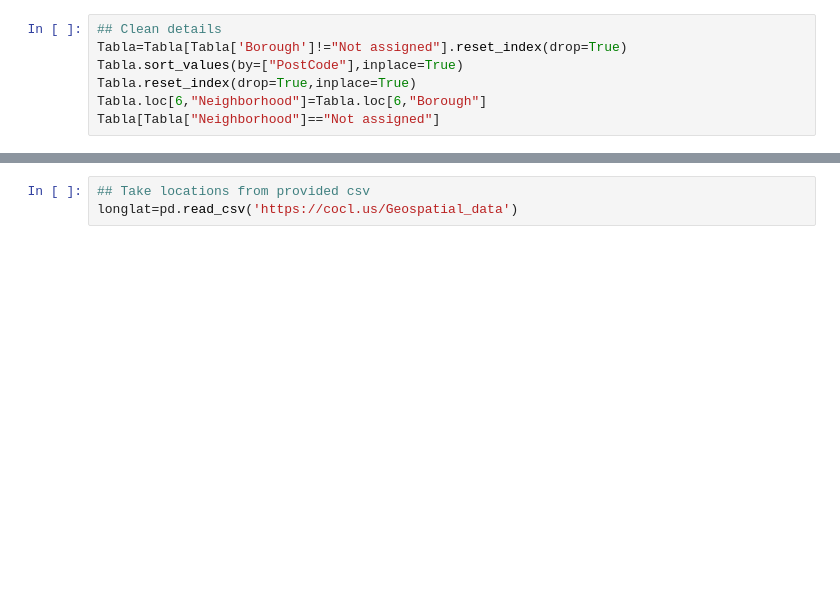
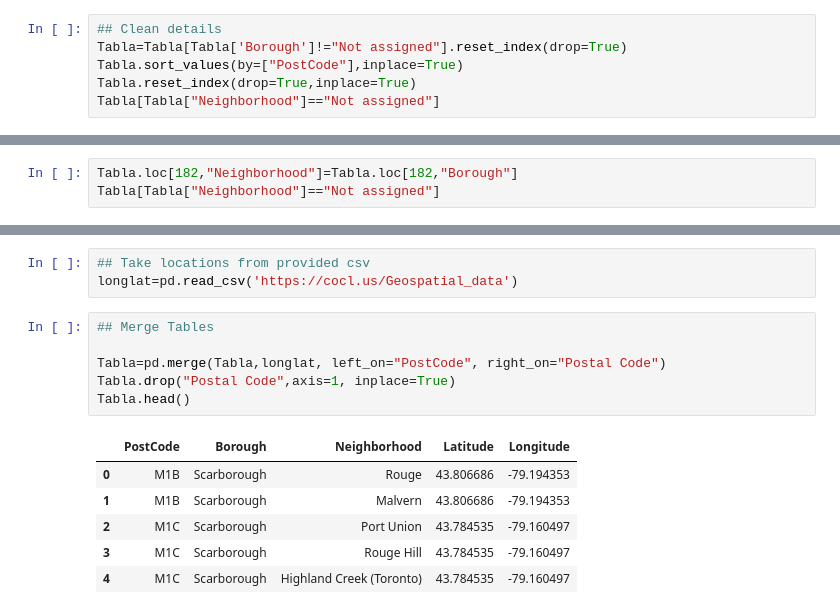
Before and after one commit to jlmejiav/Capstone-Project-IBM, a Jupyter notebook: Final Project Capstone.ipynb, the cells around one changed output, grey strips where cells are left out. Saved outputs shown, nothing was run; the diff lists cells and outputs as text; blank space fills up the shorter version.

```diff
--- a/Final Project Capstone.ipynb
+++ b/Final Project Capstone.ipynb
@@ -172,5 +197,4 @@ Tabla.head()
 Tabla=Tabla[Tabla['Borough']!="Not assigned"].reset_index(drop=True)
 Tabla.sort_values(by=["PostCode"],inplace=True)
 Tabla.reset_index(drop=True,inplace=True)
-Tabla.loc[6,"Neighborhood"]=Tabla.loc[6,"Borough"]
 Tabla[Tabla["Neighborhood"]=="Not assigned"]
@@ -179,0 +204,3 @@ Tabla_final.reset_index(inplace=True)
+# %%
+Tabla.loc[182,"Neighborhood"]=Tabla.loc[182,"Borough"]
+Tabla[Tabla["Neighborhood"]=="Not assigned"]
@@ -180,3 +218,16 @@ Tabla_final.reset_index(inplace=True)
 # %%
 ## Take locations from provided csv
 longlat=pd.read_csv('https://cocl.us/Geospatial_data')
+# %%
+## Merge Tables
+
+Tabla=pd.merge(Tabla,longlat, left_on="PostCode", right_on="Postal Code")
+Tabla.drop("Postal Code",axis=1, inplace=True)
+Tabla.head()
+# %% [output]
+|  | PostCode | Borough | Neighborhood | Latitude | Longitude |
+| 0 | M1B | Scarborough | Rouge | 43.806686 | -79.194353 |
+| 1 | M1B | Scarborough | Malvern | 43.806686 | -79.194353 |
+| 2 | M1C | Scarborough | Port Union | 43.784535 | -79.160497 |
+| 3 | M1C | Scarborough | Rouge Hill | 43.784535 | -79.160497 |
+| 4 | M1C | Scarborough | Highland Creek (Toronto) | 43.784535 | -79.160497 |
```
Also changed, not shown: parts of 38 cells of this notebook.
